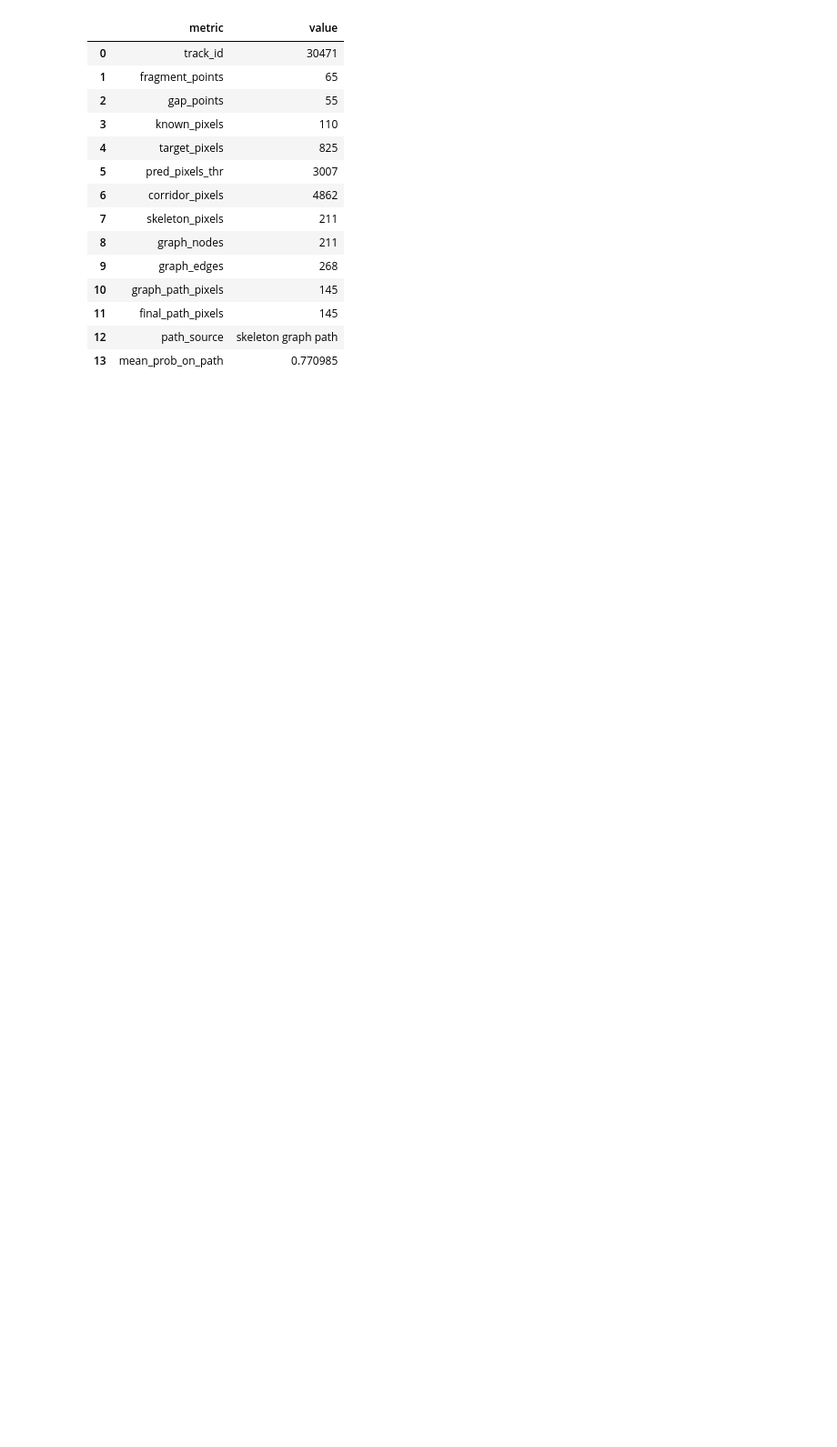
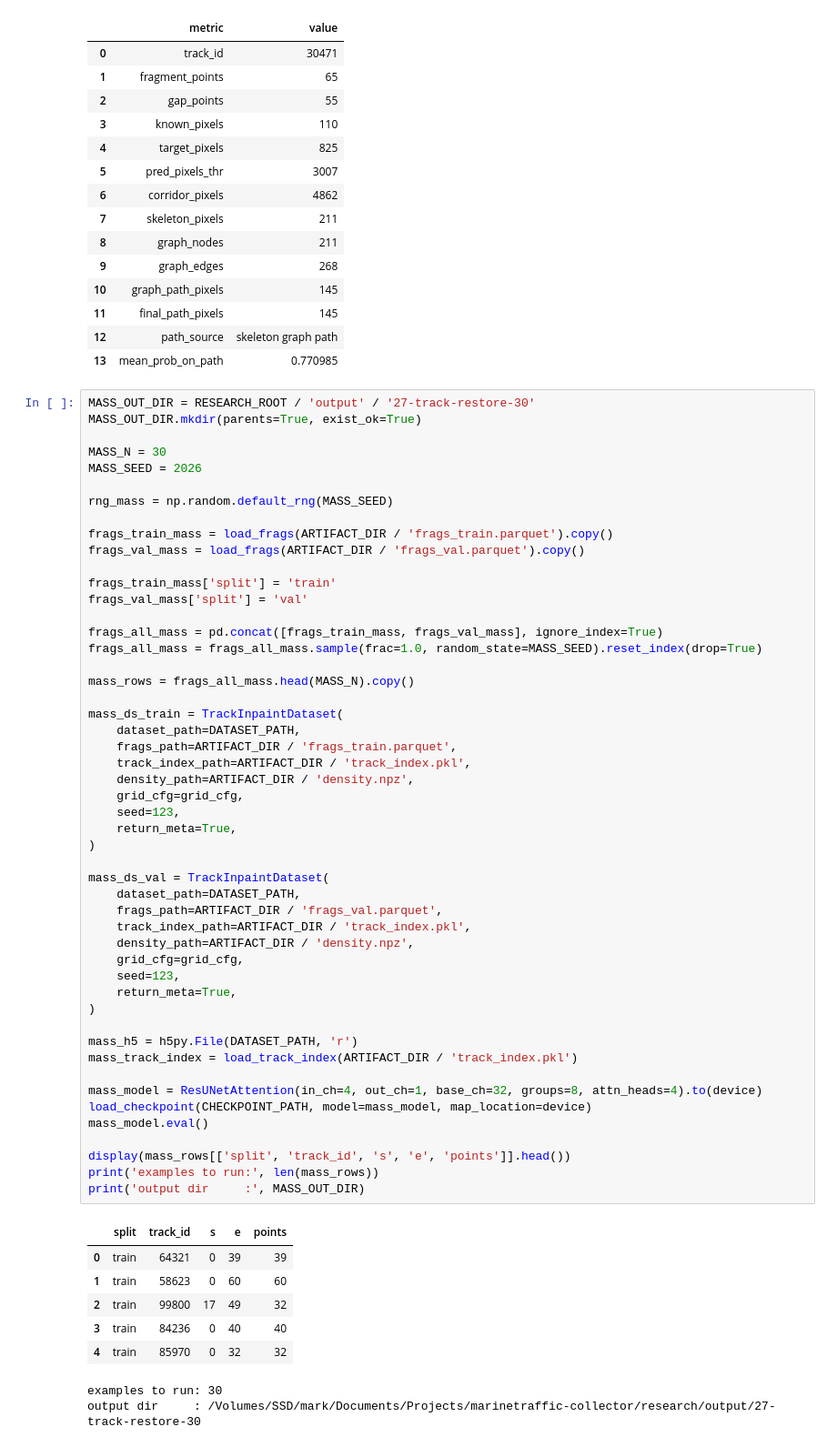
Before and after one commit to mvodya/marinetime-tracer, a Jupyter notebook: research/27-track-restore-path-extraction.ipynb, the cells around one changed output. Shown at 91% size. Drawn from its saved outputs; the diff is of its cells as text; blank space fills up the shorter version.

```diff
--- a/research/27-track-restore-path-extraction.ipynb
+++ b/research/27-track-restore-path-extraction.ipynb
@@ -1261,3 +1261,62 @@ h5.close()
 | 11 | final_path_pixels | 145 |
 | 12 | path_source | skeleton graph path |
 | 13 | mean_prob_on_path | 0.770985 |
+# %%
+MASS_OUT_DIR = RESEARCH_ROOT / 'output' / '27-track-restore-30'
+MASS_OUT_DIR.mkdir(parents=True, exist_ok=True)
+
+MASS_N = 30
+MASS_SEED = 2026
+
+rng_mass = np.random.default_rng(MASS_SEED)
+
+frags_train_mass = load_frags(ARTIFACT_DIR / 'frags_train.parquet').copy()
+frags_val_mass = load_frags(ARTIFACT_DIR / 'frags_val.parquet').copy()
+
+frags_train_mass['split'] = 'train'
+frags_val_mass['split'] = 'val'
+
+frags_all_mass = pd.concat([frags_train_mass, frags_val_mass], ignore_index=True)
+frags_all_mass = frags_all_mass.sample(frac=1.0, random_state=MASS_SEED).reset_index(drop=True)
+
+mass_rows = frags_all_mass.head(MASS_N).copy()
+
+mass_ds_train = TrackInpaintDataset(
+    dataset_path=DATASET_PATH,
+    frags_path=ARTIFACT_DIR / 'frags_train.parquet',
+    track_index_path=ARTIFACT_DIR / 'track_index.pkl',
+    density_path=ARTIFACT_DIR / 'density.npz',
+    grid_cfg=grid_cfg,
+    seed=123,
+    return_meta=True,
+)
+
+mass_ds_val = TrackInpaintDataset(
+    dataset_path=DATASET_PATH,
+    frags_path=ARTIFACT_DIR / 'frags_val.parquet',
+    track_index_path=ARTIFACT_DIR / 'track_index.pkl',
+    density_path=ARTIFACT_DIR / 'density.npz',
+    grid_cfg=grid_cfg,
+    seed=123,
+    return_meta=True,
+)
+
+mass_h5 = h5py.File(DATASET_PATH, 'r')
+mass_track_index = load_track_index(ARTIFACT_DIR / 'track_index.pkl')
+
+mass_model = ResUNetAttention(in_ch=4, out_ch=1, base_ch=32, groups=8, attn_heads=4).to(device)
+load_checkpoint(CHECKPOINT_PATH, model=mass_model, map_location=device)
+mass_model.eval()
+
+display(mass_rows[['split', 'track_id', 's', 'e', 'points']].head())
+print('examples to run:', len(mass_rows))
+print('output dir     :', MASS_OUT_DIR)
+# %% [output]
+|  | split | track_id | s | e | points |
+| 0 | train | 64321 | 0 | 39 | 39 |
+| 1 | train | 58623 | 0 | 60 | 60 |
+| 2 | train | 99800 | 17 | 49 | 32 |
+| 3 | train | 84236 | 0 | 40 | 40 |
+| 4 | train | 85970 | 0 | 32 | 32 |
+examples to run: 30
+output dir     : /Volumes/SSD/mark/Documents/Projects/marinetraffic-collector/research/output/27-track-restore-30
```
Also changed, not shown: parts of 3 cells of this notebook.
